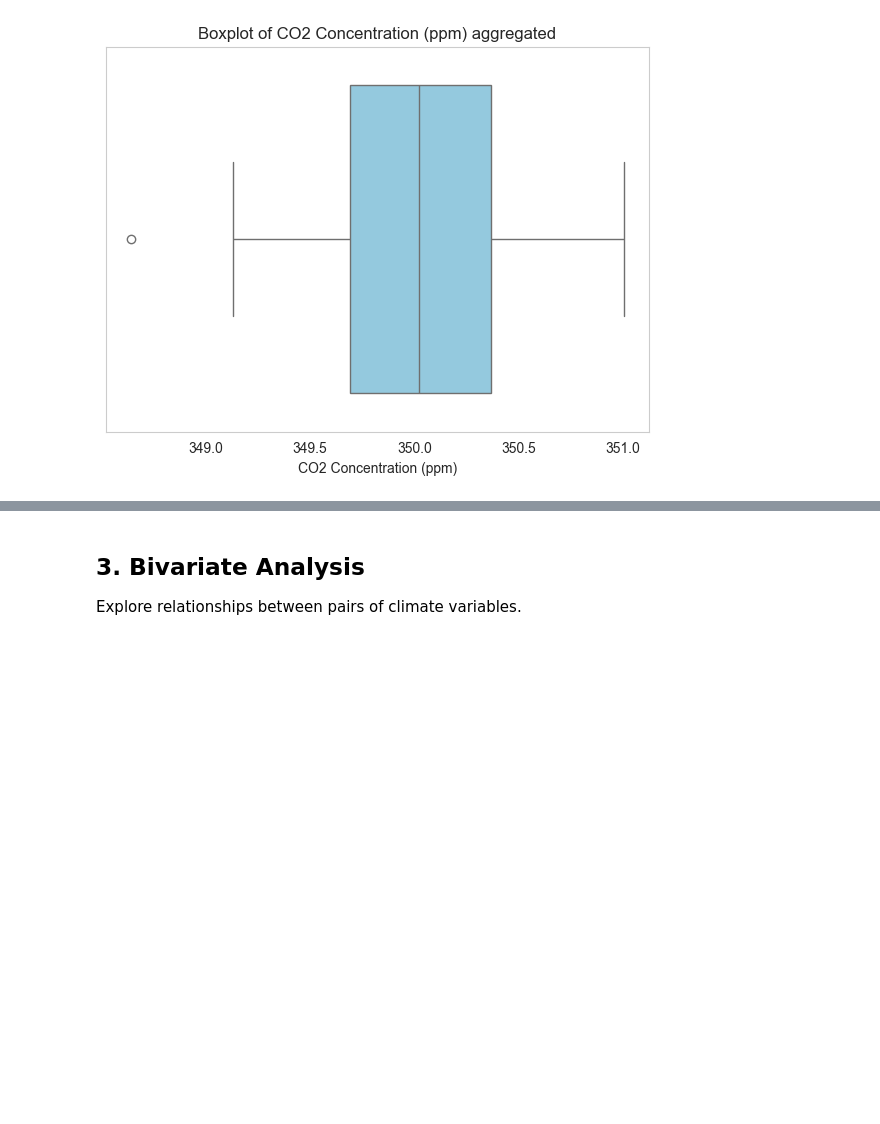
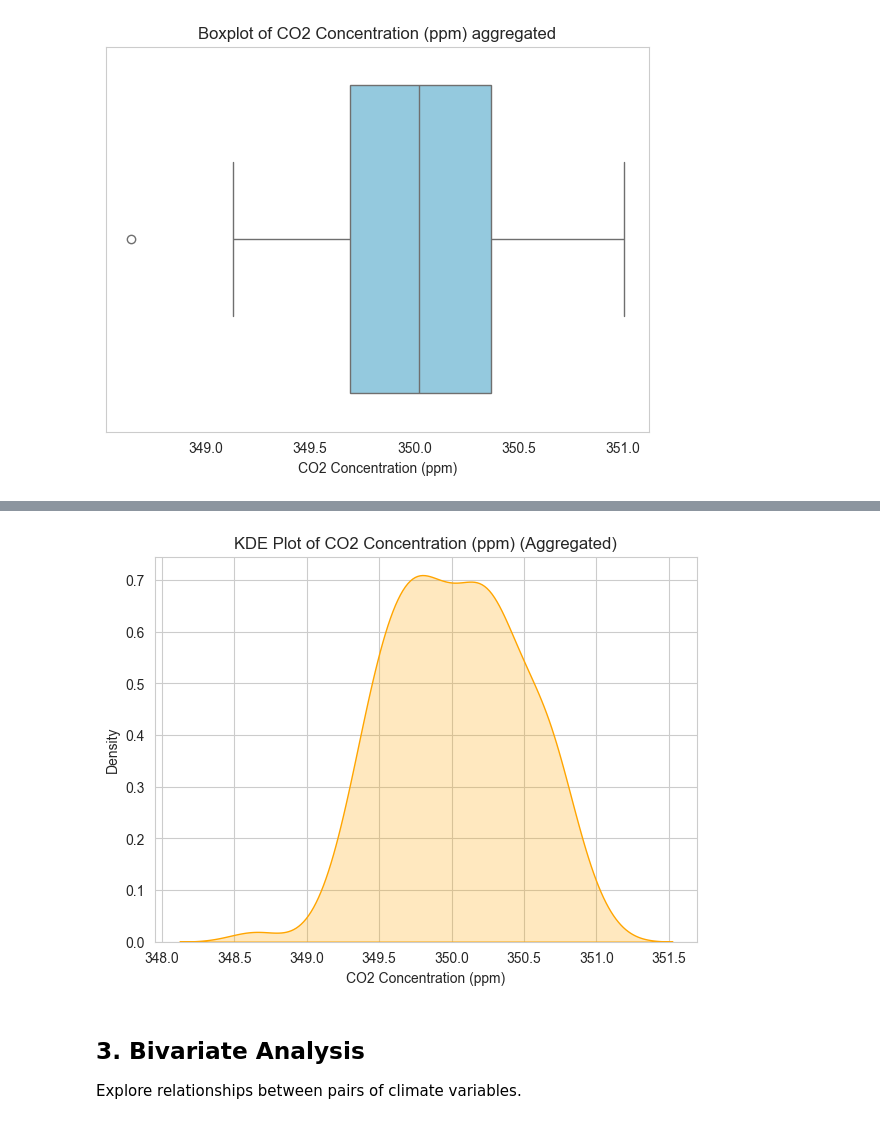
Before and after one commit to Omdena-NIC-Nepal/complete-eda-letsdoit, a Jupyter notebook: starter-notebook.ipynb, the cells around one changed output, grey strips where cells are left out. Drawn from its saved outputs; the diff is of its cells as text; code cells hidden in the pictures; blank space fills up the shorter version.

```diff
--- a/starter-notebook.ipynb
+++ b/starter-notebook.ipynb
@@ -158,3 +169,13 @@ plt.show()
+# %%
+# KDE plot
+plt.figure(figsize=(7,5))
+sns.kdeplot(aggregated_data[var], fill=True, color='orange')
+plt.title(f'KDE Plot of {var} (Aggregated)')
+plt.xlabel(var)
+plt.ylabel('Density')
+plt.show()
+# %% [output]
+[figure, added]
 # %% [markdown]
 ## 3. Bivariate Analysis
 
```
Also changed, not shown: parts of 4 cells of this notebook.
